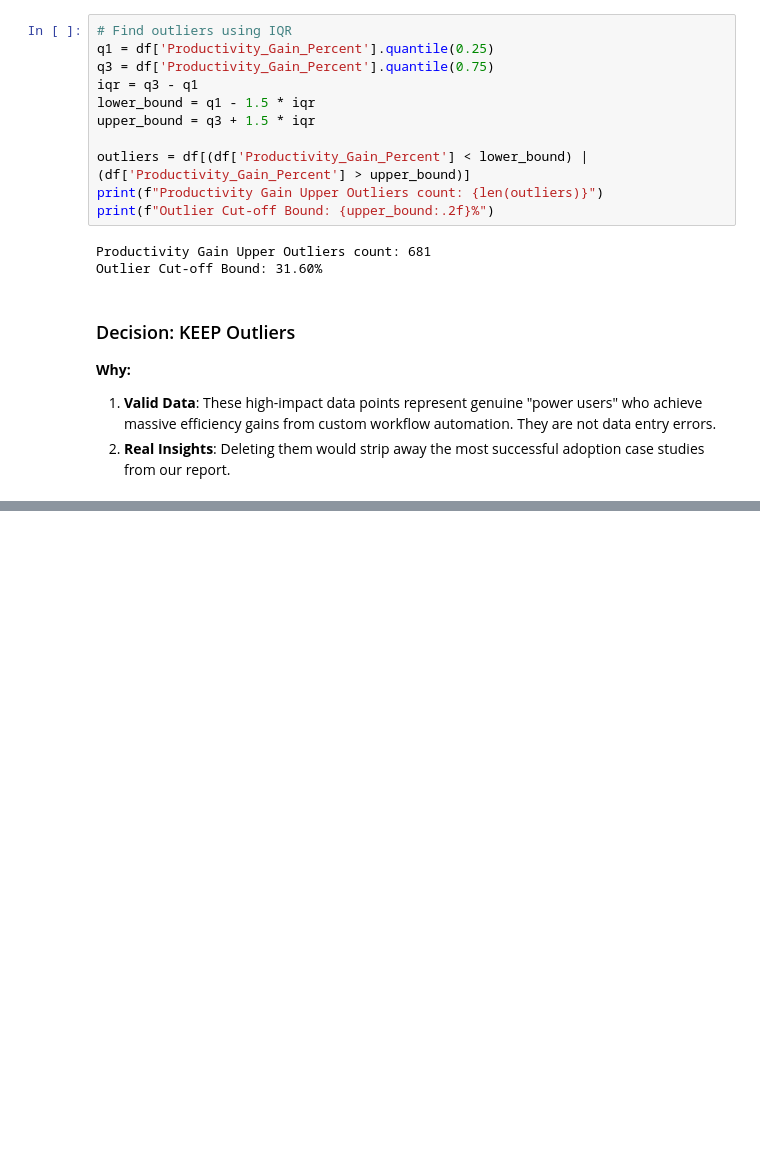
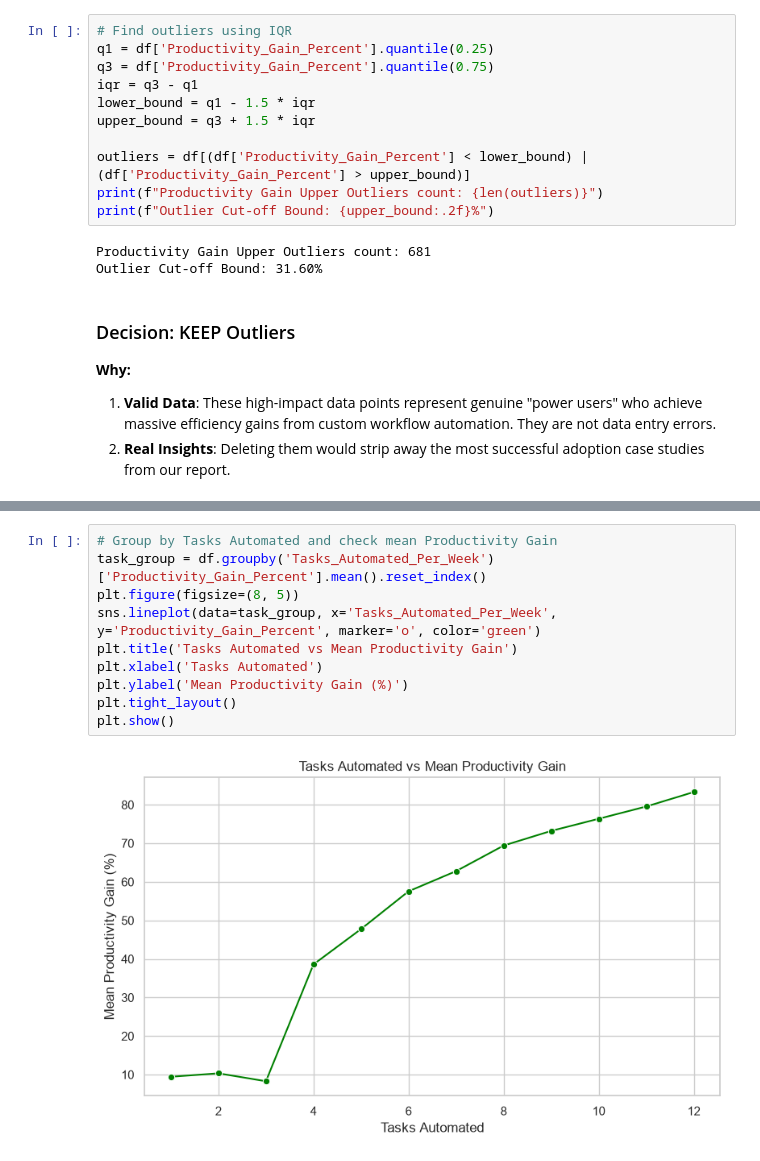
Before and after one commit to vaibhav1874/CodeAlpha_Exploratory-Data-Analysis-EDA-, a Jupyter notebook: CodeAlpha_EDA.ipynb, the cells around one changed output, grey strips where cells are left out. Cells and saved outputs as stored; diff of their text form; blank space fills up the shorter version.

```diff
--- a/CodeAlpha_EDA.ipynb
+++ b/CodeAlpha_EDA.ipynb
@@ -511,0 +537,12 @@ Outlier Cut-off Bound: 31.60%
+# %%
+# Group by Tasks Automated and check mean Productivity Gain
+task_group = df.groupby('Tasks_Automated_Per_Week')['Productivity_Gain_Percent'].mean().reset_index()
+plt.figure(figsize=(8, 5))
+sns.lineplot(data=task_group, x='Tasks_Automated_Per_Week', y='Productivity_Gain_Percent', marker='o', color='green')
+plt.title('Tasks Automated vs Mean Productivity Gain')
+plt.xlabel('Tasks Automated')
+plt.ylabel('Mean Productivity Gain (%)')
+plt.tight_layout()
+plt.show()
+# %% [output]
+[figure, added]
```
Also changed, not shown: parts of 9 cells of this notebook.
